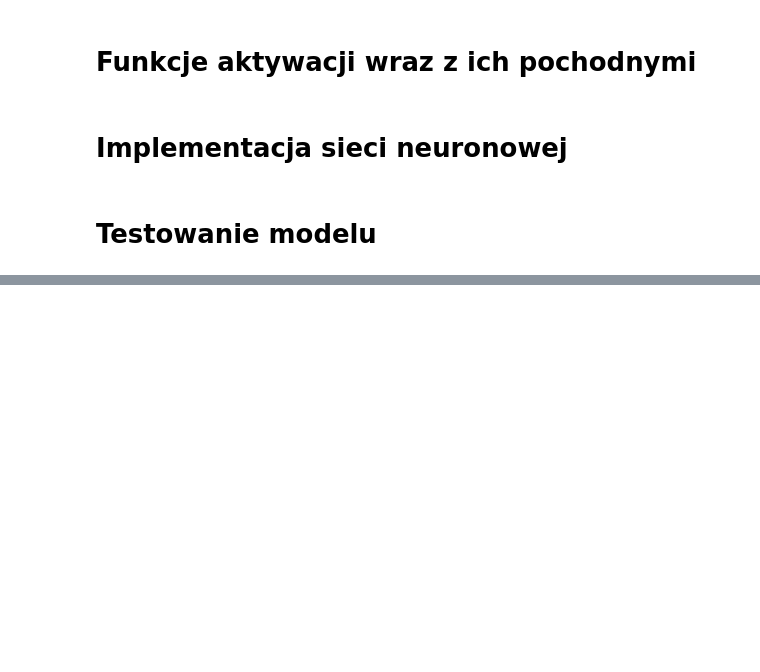
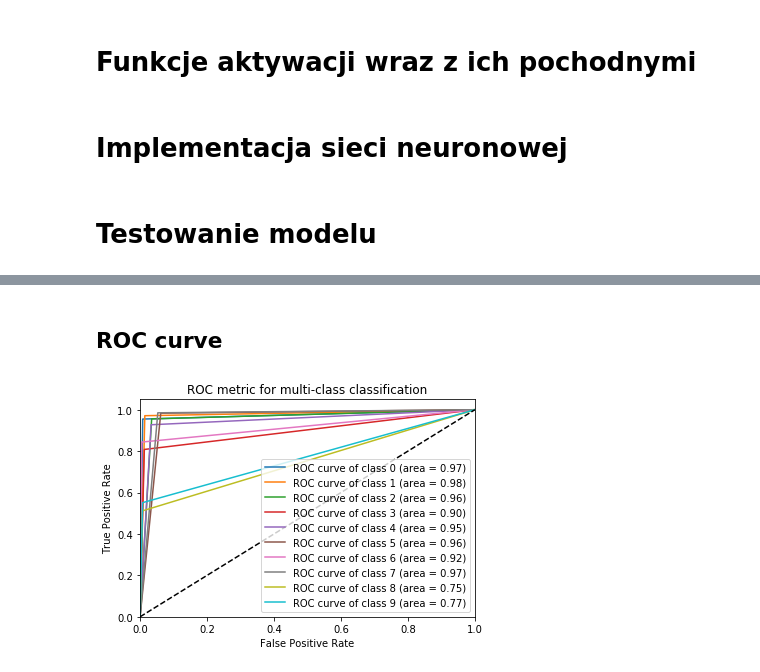
Before and after one commit to slowikj/deep-learning-proj-1, a Jupyter notebook: report.ipynb, the cells around one changed output, grey strips where cells are left out. Cells and saved outputs as stored; diff of their text form; code cells hidden in the pictures; blank space fills up the shorter version.

```diff
--- a/report.ipynb
+++ b/report.ipynb
@@ -249,5 +366,5 @@ net = Network(input_neurons_num=784,
               hidden_layer_neurons_num=[128] * 2,
               hidden_activation_functions_names=["tanh"] * 2)
 # %%
-train_mse,val_mse = net.train(train_data, val_data, train_batch_size=128, epochs=10)
+train_cost,val_cost = net.train(train_data, val_data, train_batch_size=128, epochs=20)
 # %%
@@ -275,5 +389,5 @@ val_accuracy: 0.9452
 # %%
-data_test = pd.read_csv("./data/mnist_test.csv", sep=",", header=None)
+data_test = pd.read_csv("./mnist_test.csv", sep=",", header=None)
 data_frame.loc[:, 1:] /= 255.0
 data1=data_test.as_matrix()
 # %%
@@ -285,0 +400,37 @@ test_accuracy: 0.8772
+# %% [markdown]
+## ROC curve
+# %%
+def one_hot_encoded(labels, number_of_classes):
+    labels = labels.astype(int)
+    res = np.zeros((number_of_classes, labels.shape[0]))
+    res[labels, np.arange(res.shape[1])] = 1
+    return res
+# %%
+predictions=one_hot_encoded(stat[:,0],10).T
+labels=one_hot_encoded(stat[:,1],10).T
+from sklearn.metrics import roc_curve, auc
+false_positive_rate = dict()
+true_positive_rate = dict()
+roc_auc = dict()
+for i in range(10):
+    false_positive_rate[i], true_positive_rate[i], _ = roc_curve(predictions[:, i], labels[:, i])
+    roc_auc[i] = auc(false_positive_rate[i], true_positive_rate[i])
+# %%
+#wykres zbiorczy
+
+#TODO: DODAĆ NA WYKRESIE INFO KTÓREJ KATEGORII ON DOTYCZY
+for i in range(10):
+    plt.plot(false_positive_rate[i], true_positive_rate[i], label='ROC curve of class {0} (area = {1:0.2f})'
+                                   ''.format(i, roc_auc[i]))
+
+
+plt.plot([0, 1], [0, 1], 'k--')
+plt.xlim([0.0, 1.0])
+plt.ylim([0.0, 1.05])
+plt.xlabel('False Positive Rate')
+plt.ylabel('True Positive Rate')
+plt.title('ROC metric for multi-class classification')
+plt.legend(loc="lower right")
+plt.show()
+# %% [output]
+[figure, added]
```
Also changed, not shown: parts of 23 cells of this notebook.
